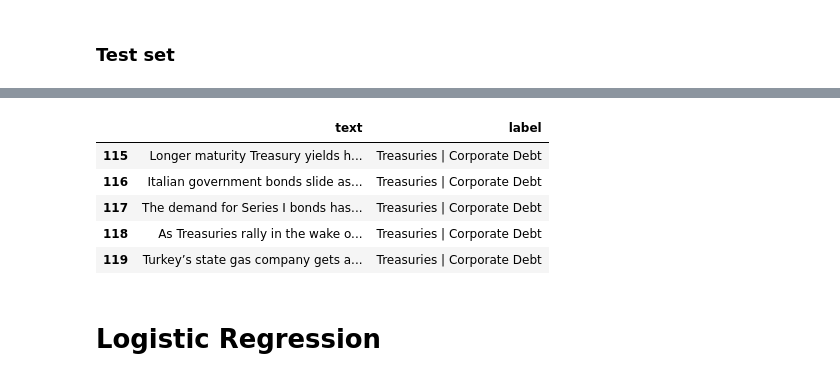
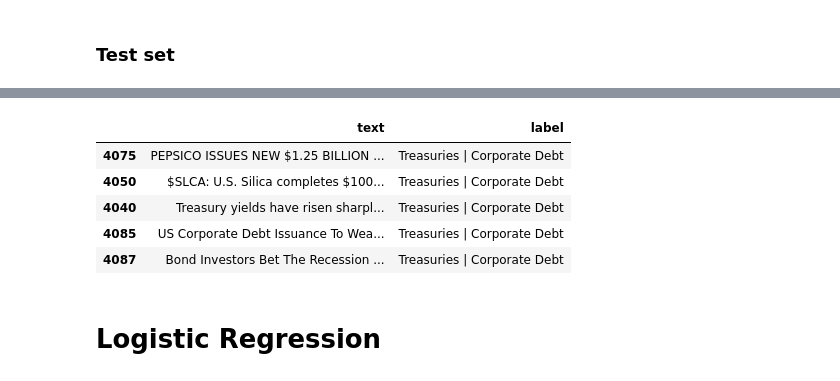
Before and after one commit to oransom48/CU-CompLing-Assignments, a Jupyter notebook: PA1 Text classification/model_comparison.ipynb, the cells around one changed output, grey strips where cells are left out. Saved outputs shown, nothing was run; the diff lists cells and outputs as text; code cells hidden in the pictures.

```diff
--- a/PA1 Text classification/model_comparison.ipynb
+++ b/PA1 Text classification/model_comparison.ipynb
@@ -205,14 +127,6 @@ vectorizer.vocabulary_
 # %%
 import pandas as pd
 
-total_samples = 120
-
-n_classes = test_df['label'].nunique()
-
-samples_per_class = total_samples // n_classes
-
-test_rand_df = test_df.groupby('label', group_keys=False).apply(lambda x: x.sample(samples_per_class, random_state=123)).reset_index(drop=True)
-
-print(test_rand_df['label'].value_counts())
-print(f"Total rows: {len(test_rand_df)}")
+test_df = test_df.groupby('label', group_keys=False).apply(lambda x: x.sample(n=6, random_state=42))
+test_df.info()
 # %% [output]
@@ -236,11 +164,11 @@ Total rows: 120
 # %%
-test_rand_df.tail()
+test_df.tail()
 # %% [output]
 |  | text | label |
-| 115 | Longer maturity Treasury yields h... | Treasuries | Corporate Debt |
-| 116 | Italian government bonds slide as... | Treasuries | Corporate Debt |
-| 117 | The demand for Series I bonds has... | Treasuries | Corporate Debt |
-| 118 | As Treasuries rally in the wake o... | Treasuries | Corporate Debt |
-| 119 | Turkey’s state gas company gets a... | Treasuries | Corporate Debt |
+| 4075 | PEPSICO ISSUES NEW $1.25 BILLION ... | Treasuries | Corporate Debt |
+| 4050 | $SLCA: U.S. Silica completes $100... | Treasuries | Corporate Debt |
+| 4040 | Treasury yields have risen sharpl... | Treasuries | Corporate Debt |
+| 4085 | US Corporate Debt Issuance To Wea... | Treasuries | Corporate Debt |
+| 4087 | Bond Investors Bet The Recession ... | Treasuries | Corporate Debt |
 # %% [markdown]
 # Logistic Regression
```
Also changed, not shown: parts of 57 cells of this notebook.
